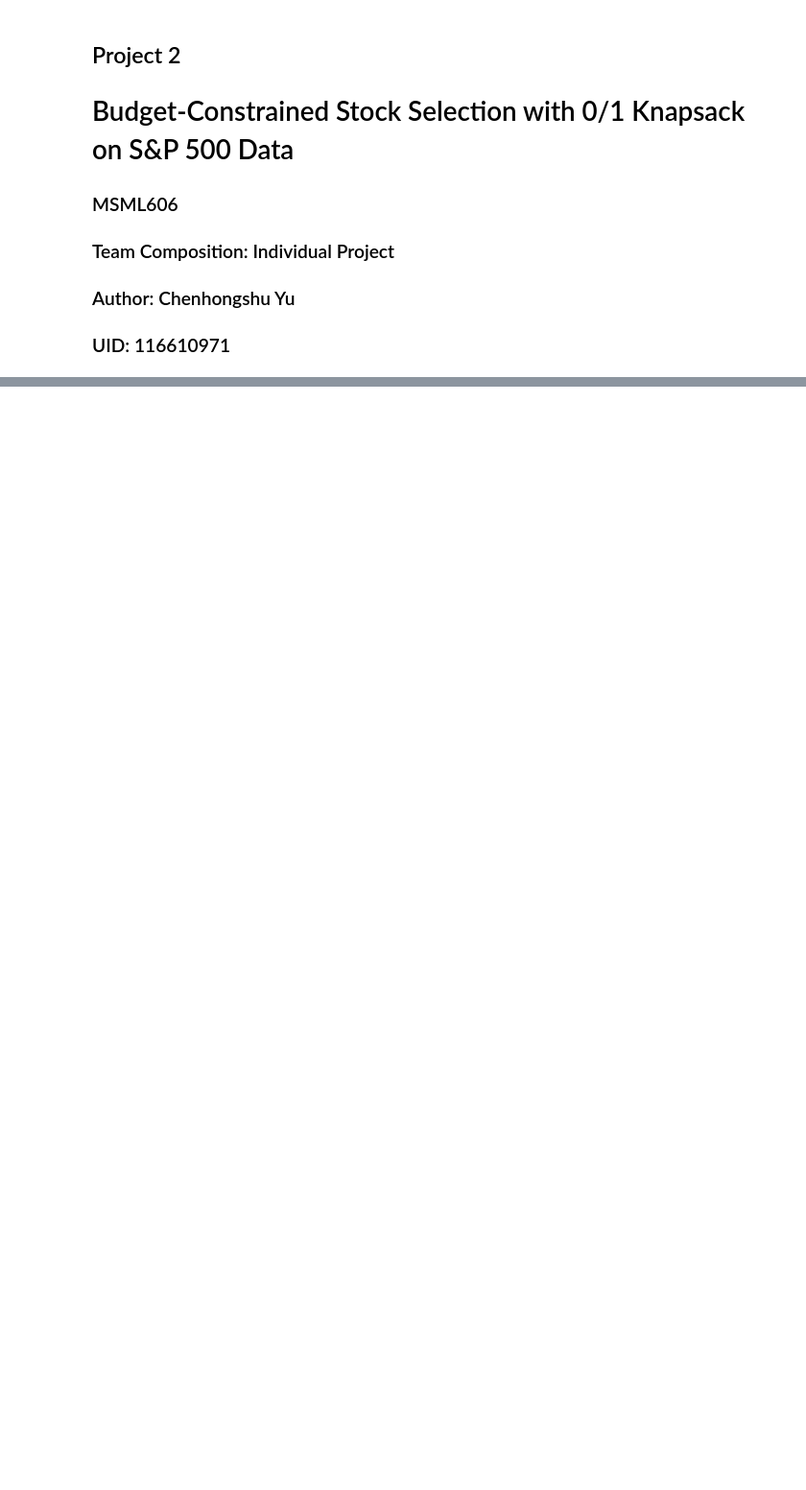
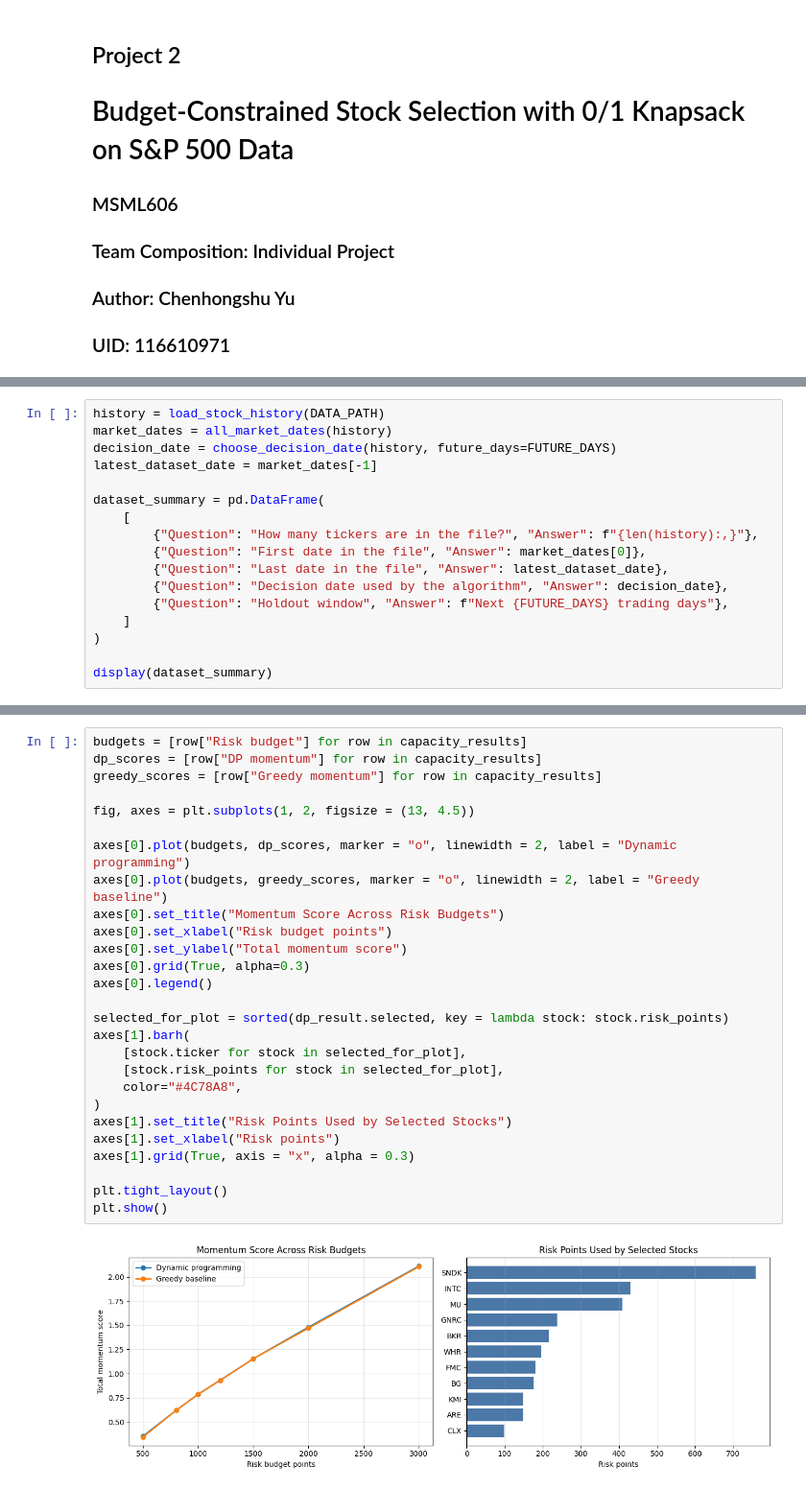
Before and after one commit to Ghostbrush/MSML606_Spring2026, a Jupyter notebook: Project2/project2.ipynb, the cells around one changed output, grey strips where cells are left out. Shown at 96% size. Drawn from its saved outputs; the diff is of its cells as text; blank space fills up the shorter version.

Commit message:
created the jupyter notebook file for better visualization and the report of the project, showcasing the project to non-CS audiences

```diff
--- a/Project2/project2.ipynb
+++ b/Project2/project2.ipynb
@@ -173,0 +114,17 @@ If the stock-selection project becomes too difficult to implement within the pro
+# %%
+history = load_stock_history(DATA_PATH)
+market_dates = all_market_dates(history)
+decision_date = choose_decision_date(history, future_days=FUTURE_DAYS)
+latest_dataset_date = market_dates[-1]
+
+dataset_summary = pd.DataFrame(
+    [
+        {"Question": "How many tickers are in the file?", "Answer": f"{len(history):,}"},
+        {"Question": "First date in the file", "Answer": market_dates[0]},
+        {"Question": "Last date in the file", "Answer": latest_dataset_date},
+        {"Question": "Decision date used by the algorithm", "Answer": decision_date},
+        {"Question": "Holdout window", "Answer": f"Next {FUTURE_DAYS} trading days"},
+    ]
+)
+
+display(dataset_summary)
@@ -173,0 +298,29 @@ If the stock-selection project becomes too difficult to implement within the pro
+# %%
+budgets = [row["Risk budget"] for row in capacity_results]
+dp_scores = [row["DP momentum"] for row in capacity_results]
+greedy_scores = [row["Greedy momentum"] for row in capacity_results]
+
+fig, axes = plt.subplots(1, 2, figsize = (13, 4.5))
+
+axes[0].plot(budgets, dp_scores, marker = "o", linewidth = 2, label = "Dynamic programming")
+axes[0].plot(budgets, greedy_scores, marker = "o", linewidth = 2, label = "Greedy baseline")
+axes[0].set_title("Momentum Score Across Risk Budgets")
+axes[0].set_xlabel("Risk budget points")
+axes[0].set_ylabel("Total momentum score")
+axes[0].grid(True, alpha=0.3)
+axes[0].legend()
+
+selected_for_plot = sorted(dp_result.selected, key = lambda stock: stock.risk_points)
+axes[1].barh(
+    [stock.ticker for stock in selected_for_plot],
+    [stock.risk_points for stock in selected_for_plot],
+    color="#4C78A8",
+)
+axes[1].set_title("Risk Points Used by Selected Stocks")
+axes[1].set_xlabel("Risk points")
+axes[1].grid(True, axis = "x", alpha = 0.3)
+
+plt.tight_layout()
+plt.show()
+# %% [output]
+[figure, added]
```
Also changed, not shown: parts of 28 cells of this notebook.
